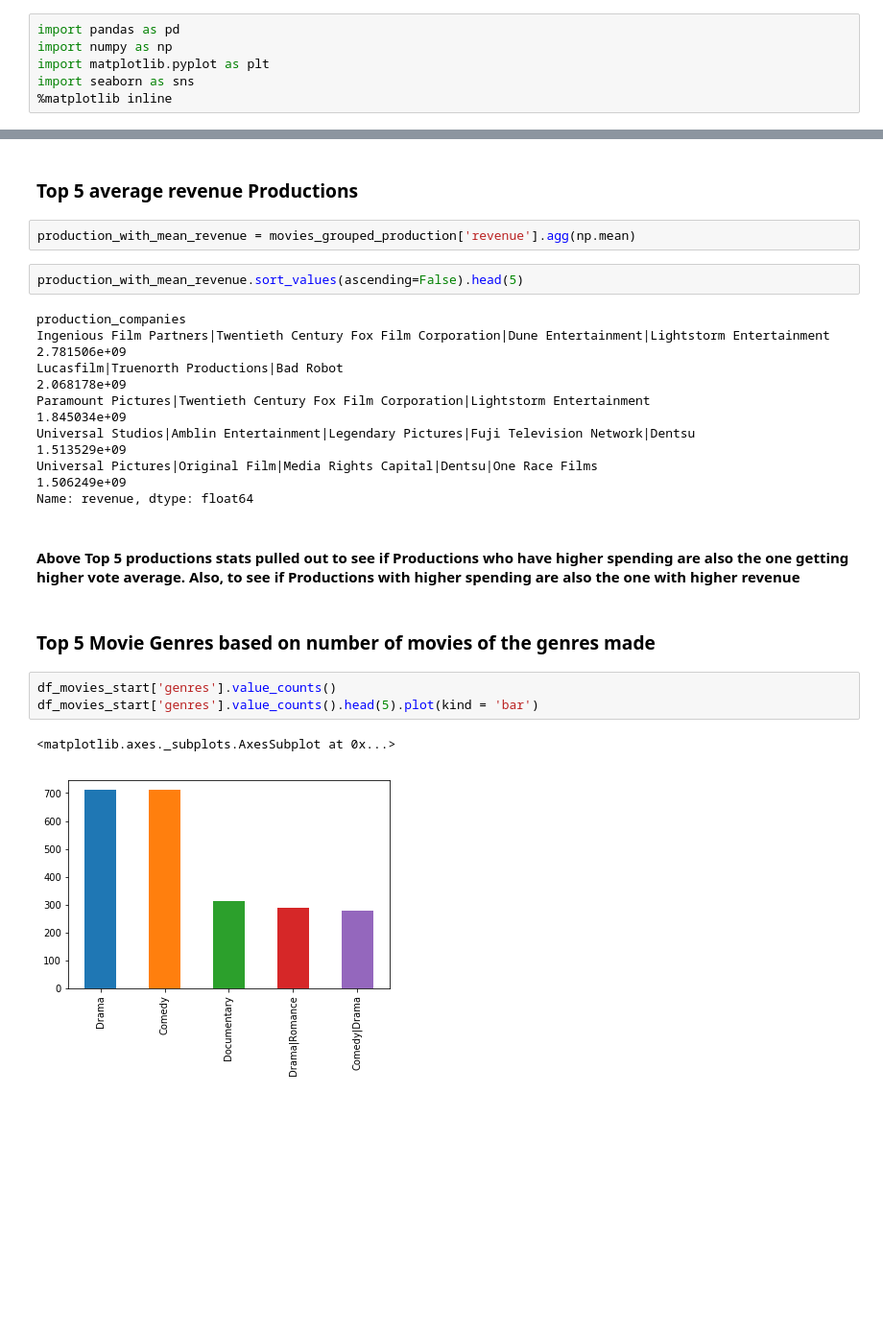
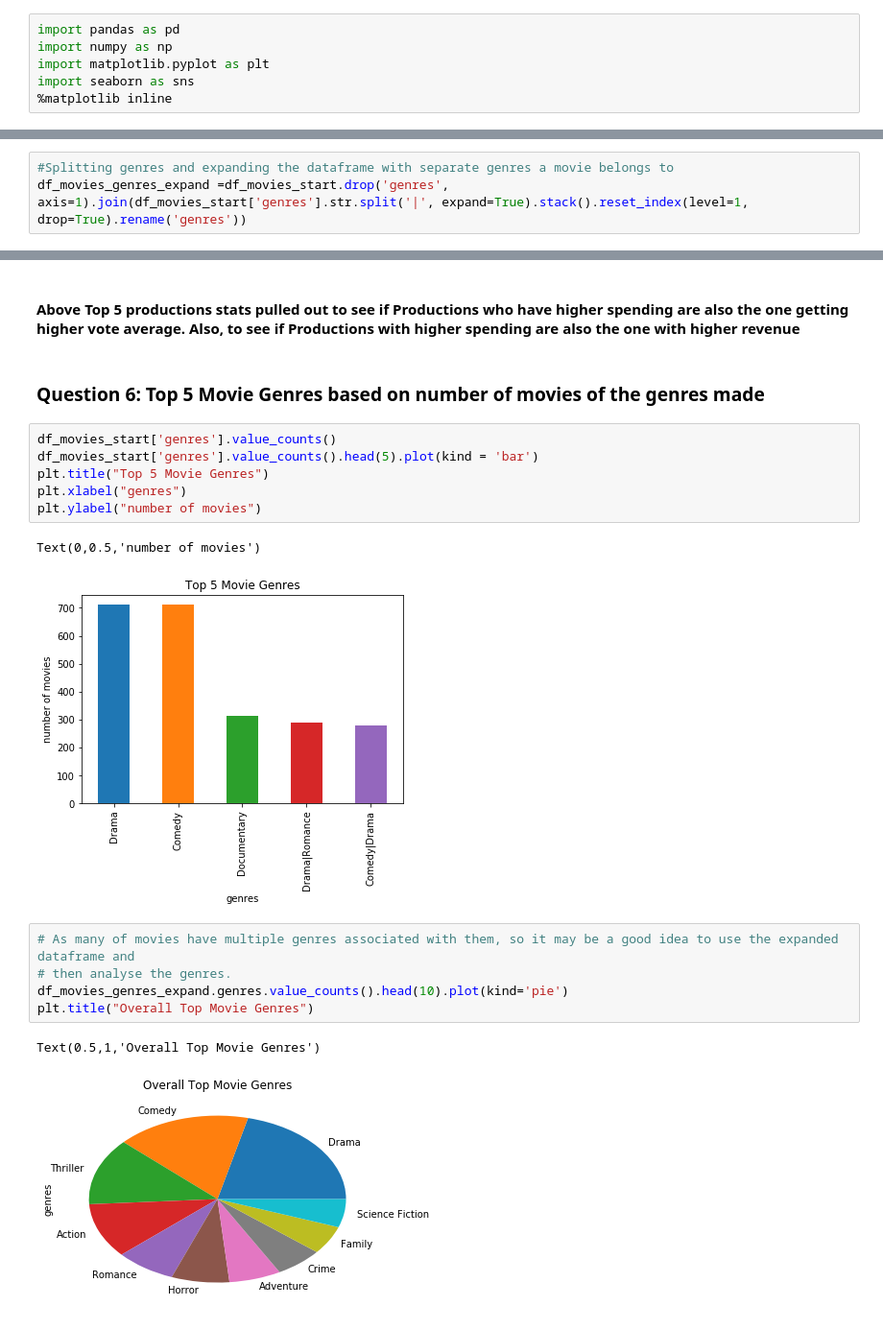
Before and after one commit to naquraishi/DataAnalystND, a Jupyter notebook: Project_1_TMDB_Movies_DataAnalysis.ipynb, the cells around one changed output, grey strips where cells are left out. Shown: that part at 96% size. Drawn from its saved outputs; the diff is of its cells as text; blank space fills up the shorter version.

```diff
--- a/Project_1_TMDB_Movies_DataAnalysis.ipynb
+++ b/Project_1_TMDB_Movies_DataAnalysis.ipynb
@@ -33,0 +68,3 @@ df_movies_start.shape
+# %%
+#Splitting genres and expanding the dataframe with separate genres a movie belongs to
+df_movies_genres_expand =df_movies_start.drop('genres', axis=1).join(df_movies_start['genres'].str.split('|', expand=True).stack().reset_index(level=1, drop=True).rename('genres'))
@@ -129,25 +279,22 @@ Name: budget, dtype: float64
-# %% [markdown]
-### Top 5 average revenue Productions
-# %%
-production_with_mean_revenue = movies_grouped_production['revenue'].agg(np.mean)
-# %%
-production_with_mean_revenue.sort_values(ascending=False).head(5)
-# %% [output]
-production_companies
-Ingenious Film Partners|Twentieth Century Fox Film Corporation|Dune Entertainment|Lightstorm Entertainment    2.781506e+09
-Lucasfilm|Truenorth Productions|Bad Robot                                                                     2.068178e+09
-Paramount Pictures|Twentieth Century Fox Film Corporation|Lightstorm Entertainment                            1.845034e+09
-Universal Studios|Amblin Entertainment|Legendary Pictures|Fuji Television Network|Dentsu                      1.513529e+09
-Universal Pictures|Original Film|Media Rights Capital|Dentsu|One Race Films                                   1.506249e+09
-Name: revenue, dtype: float64
 # %% [markdown]
 #### Above Top 5 productions stats pulled out to see if Productions who have higher spending are also the one getting higher vote average. Also, to see if Productions with higher spending are also the one with higher revenue
 # %% [markdown]
-### Top 5 Movie Genres based on number of movies of the genres made
+### Question 6: Top 5 Movie Genres based on number of movies of the genres made
 # %%
 df_movies_start['genres'].value_counts()
 df_movies_start['genres'].value_counts().head(5).plot(kind = 'bar')
+plt.title("Top 5 Movie Genres")
+plt.xlabel("genres")
+plt.ylabel("number of movies")
 # %% [output]
-<matplotlib.axes._subplots.AxesSubplot at 0x...>
+Text(0,0.5,'number of movies')
-[figure, old version]
+[figure, new version]
+# %%
+# As many of movies have multiple genres associated with them, so it may be a good idea to use the expanded dataframe and
+# then analyse the genres.
+df_movies_genres_expand.genres.value_counts().head(10).plot(kind='pie')
+plt.title("Overall Top Movie Genres")
+# %% [output]
+Text(0.5,1,'Overall Top Movie Genres')
+[figure, added]
 # %% [markdown]
```
Also changed, not shown: parts of 65 cells of this notebook.
